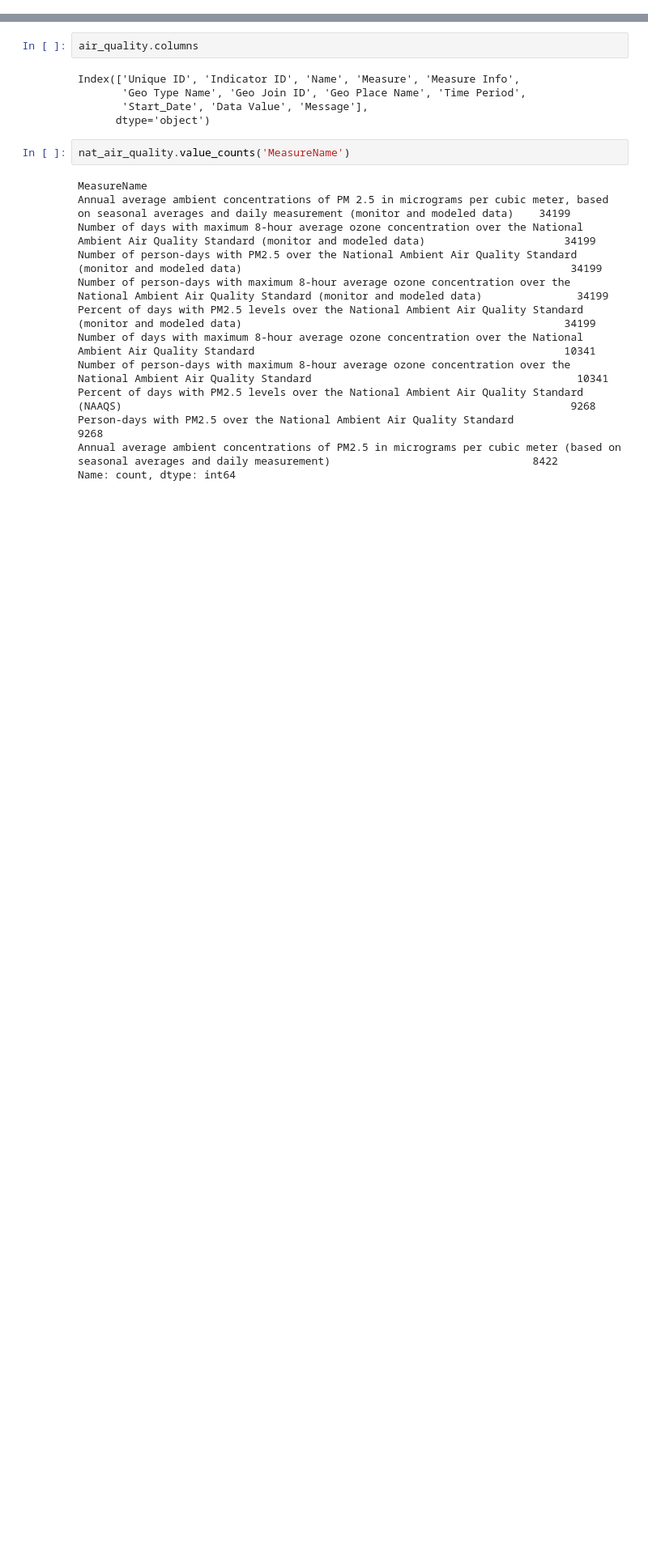
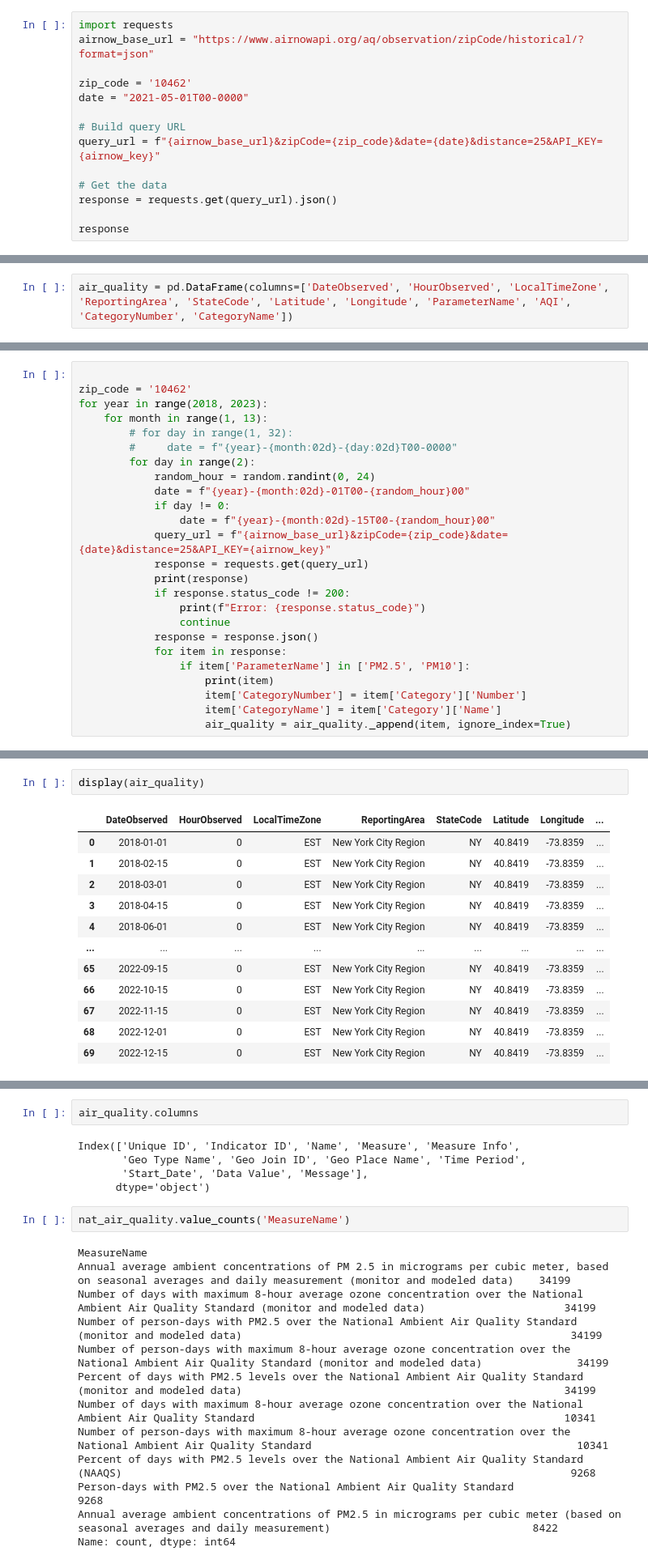
Before and after one commit to heidthecamp/CU-VIRT-AI-PT-03-2024-U-LOLC-PROJECT-1, a Jupyter notebook: airquality_explore.ipynb, the cells around one changed output, grey strips where cells are left out. Shown at 81% size. Saved outputs shown, nothing was run; the diff lists cells and outputs as text; blank space fills up the shorter version.

```diff
--- a/airquality_explore.ipynb
+++ b/airquality_explore.ipynb
@@ -8,0 +18,14 @@ nat_air_quality = pd.read_csv('Resources/Air_Quality_Measures_on_the_National_En
+# %%
+import requests
+airnow_base_url = "https://www.airnowapi.org/aq/observation/zipCode/historical/?format=json"
+
+zip_code = '10462'
+date = "2021-05-01T00-0000"
+
+# Build query URL
+query_url = f"{airnow_base_url}&zipCode={zip_code}&date={date}&distance=25&API_KEY={airnow_key}"
+
+# Get the data
+response = requests.get(query_url).json()
+
+response
@@ -8,0 +53,2 @@ nat_air_quality = pd.read_csv('Resources/Air_Quality_Measures_on_the_National_En
+# %%
+air_quality = pd.DataFrame(columns=['DateObserved', 'HourObserved', 'LocalTimeZone', 'ReportingArea', 'StateCode', 'Latitude', 'Longitude', 'ParameterName', 'AQI', 'CategoryNumber', 'CategoryName'])
@@ -8,0 +59,25 @@ nat_air_quality = pd.read_csv('Resources/Air_Quality_Measures_on_the_National_En
+# %%
+
+zip_code = '10462'
+for year in range(2018, 2023):
+    for month in range(1, 13):
+        # for day in range(1, 32):
+        #     date = f"{year}-{month:02d}-{day:02d}T00-0000"
+        for day in range(2):
+            random_hour = random.randint(0, 24)
+            date = f"{year}-{month:02d}-01T00-{random_hour}00"
+            if day != 0:
+                date = f"{year}-{month:02d}-15T00-{random_hour}00"
+            query_url = f"{airnow_base_url}&zipCode={zip_code}&date={date}&distance=25&API_KEY={airnow_key}"
+            response = requests.get(query_url)
+            print(response)
+            if response.status_code != 200:
+                print(f"Error: {response.status_code}")
+                continue
+            response = response.json()
+            for item in response:
+                if item['ParameterName'] in ['PM2.5', 'PM10']:
+                    print(item)
+                    item['CategoryNumber'] = item['Category']['Number']
+                    item['CategoryName'] = item['Category']['Name']
+                    air_quality = air_quality._append(item, ignore_index=True)
@@ -8,0 +104,15 @@ nat_air_quality = pd.read_csv('Resources/Air_Quality_Measures_on_the_National_En
+# %%
+display(air_quality)
+# %% [output]
+|  | DateObserved | HourObserved | LocalTimeZone | ReportingArea | StateCode | Latitude | Longitude | ... |
+| 0 | 2018-01-01 | 0 | EST | New York City Region | NY | 40.8419 | -73.8359 | ... |
+| 1 | 2018-02-15 | 0 | EST | New York City Region | NY | 40.8419 | -73.8359 | ... |
+| 2 | 2018-03-01 | 0 | EST | New York City Region | NY | 40.8419 | -73.8359 | ... |
+| 3 | 2018-04-15 | 0 | EST | New York City Region | NY | 40.8419 | -73.8359 | ... |
+| 4 | 2018-06-01 | 0 | EST | New York City Region | NY | 40.8419 | -73.8359 | ... |
+| ... | ... | ... | ... | ... | ... | ... | ... | ... |
+| 65 | 2022-09-15 | 0 | EST | New York City Region | NY | 40.8419 | -73.8359 | ... |
+| 66 | 2022-10-15 | 0 | EST | New York City Region | NY | 40.8419 | -73.8359 | ... |
+| 67 | 2022-11-15 | 0 | EST | New York City Region | NY | 40.8419 | -73.8359 | ... |
+| 68 | 2022-12-01 | 0 | EST | New York City Region | NY | 40.8419 | -73.8359 | ... |
+| 69 | 2022-12-15 | 0 | EST | New York City Region | NY | 40.8419 | -73.8359 | ... |
```
Also changed, not shown: parts of 7 cells of this notebook.
